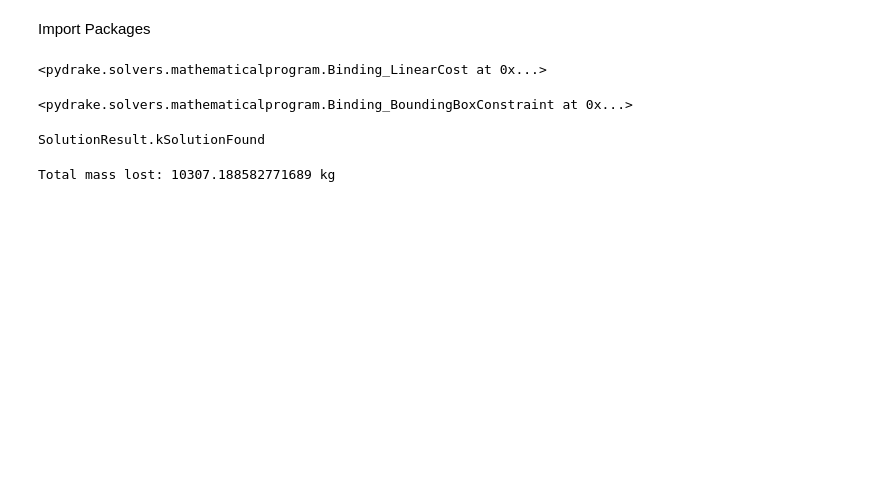
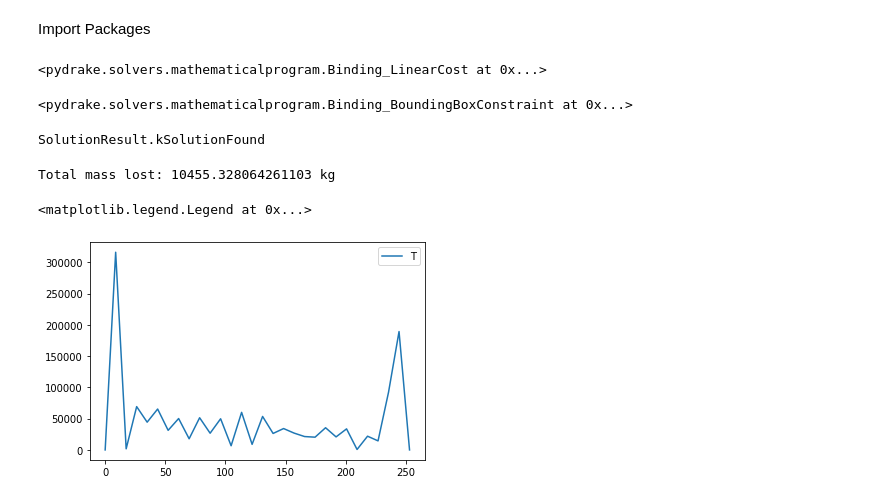
Before and after one commit to DayongTong/MEAM517_Project_Git, a Jupyter notebook: main.ipynb, the cells around one changed output. Drawn from its saved outputs; the diff is of its cells as text; code cells hidden in the pictures; blank space fills up the shorter version.

Commit message:
Made some change in Main, attempted at simulation.py
Main initial condition psi = 90deg
collocation points N=30

```diff
--- a/main.ipynb
+++ b/main.ipynb
@@ -46,7 +48,7 @@ from dynamic_constraints import (
 # %%
 # set up constants
 
-N = 20     # number of collocation points
+N = 30     # number of collocation points
 n_x = 9
 n_u = 3
 
@@ -60,7 +62,7 @@ Vy_0 = 0
 Vz_0 = 0
 m_0 = 15234                  #kg
 phi_0 = 90*np.pi/180         #pitch degrees
-psi_0 = 0          #yaw degrees
+psi_0 = 90*np.pi/180          #yaw degrees
 
 # final position
 r_N = 3474.8*1000                 #radius of Mars, in km
@@ -230,8 +233,11 @@ SolutionResult.kSolutionFound
 # %%
 print("Total mass lost:", xinit[N-1, 6] - x_sol[N-1, 6], "kg")
 # %% [output]
-Total mass lost: 10307.188582771689 kg
+Total mass lost: 10455.328064261103 kg
 # %%
-plt.plot(timesteps, x_sol[:,0], label="T")
+plt.plot(timesteps, u_sol[:,0], label="T")
 plt.legend()
+# %% [output]
+<matplotlib.legend.Legend at 0x...>
+[figure, added]
 # %%
```
Also changed, not shown: parts of 10 cells of this notebook, 1 other file.
